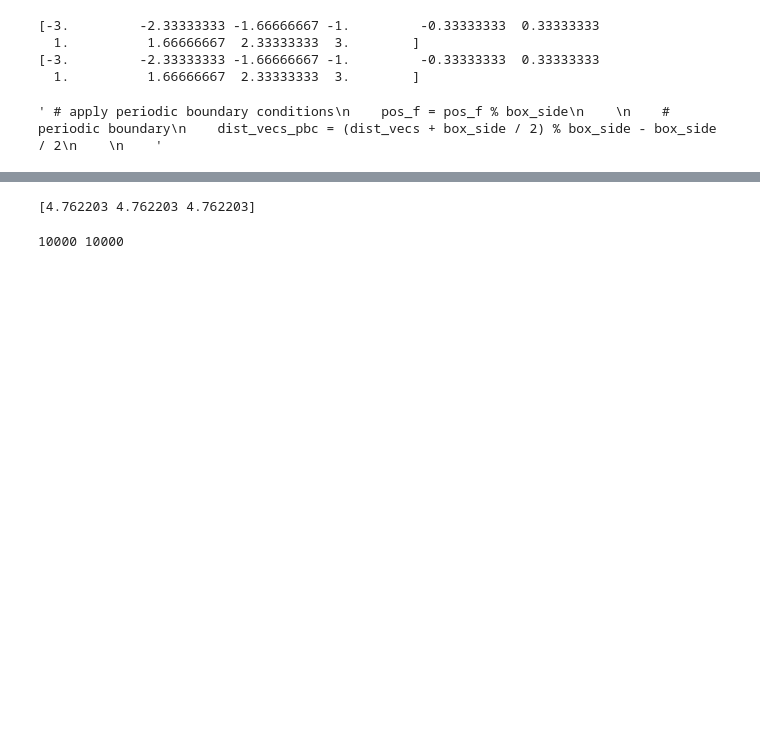
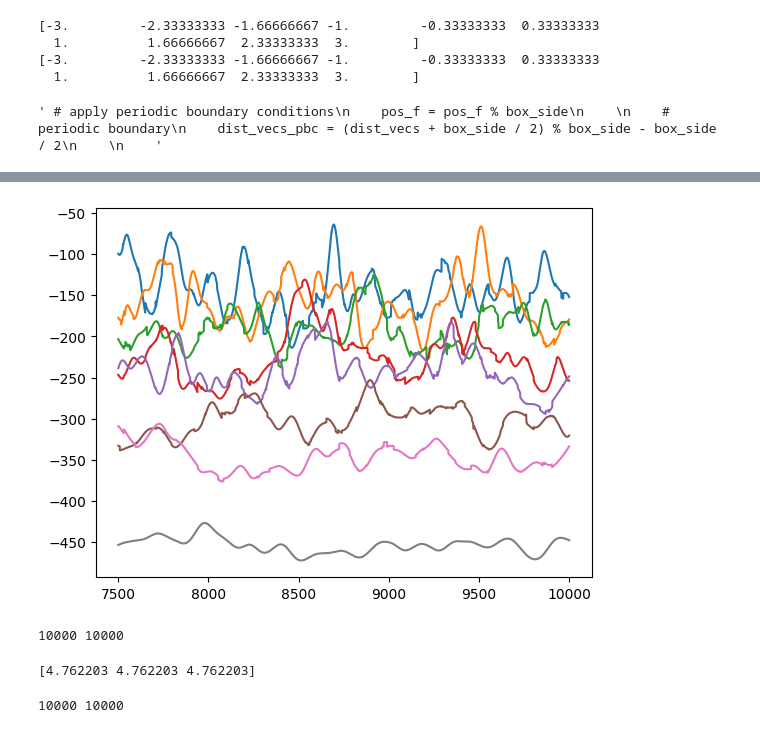
Before and after one commit to anahelena00/MS, a Jupyter notebook: try.ipynb, the cells around one changed output, grey strips where cells are left out. Drawn from its saved outputs; the diff is of its cells as text; code cells hidden in the pictures; blank space fills up the shorter version.

```diff
--- a/try.ipynb
+++ b/try.ipynb
@@ -298,0 +276,7 @@ array([413.08972217, 413.04164536, 412.96491921, ..., 387.62783095,
+# %%
+upperbond= steps
+downwardbond= int((3/4)*steps)
+for i in range(len(Temps)):
+    plt.plot(np.arange( downwardbond, upperbond, 1, dtype=int), Es_history_T[downwardbond:upperbond, i])
+# %% [output]
+[figure, added]
@@ -299,2 +290,7 @@ array([413.08972217, 413.04164536, 412.96491921, ..., 387.62783095,
+# %%
+K
+print(len(K), len(Es))
+# %% [output]
+10000 10000
 # %%
 print(simbox)
```
Also changed, not shown: parts of 10 cells of this notebook.
